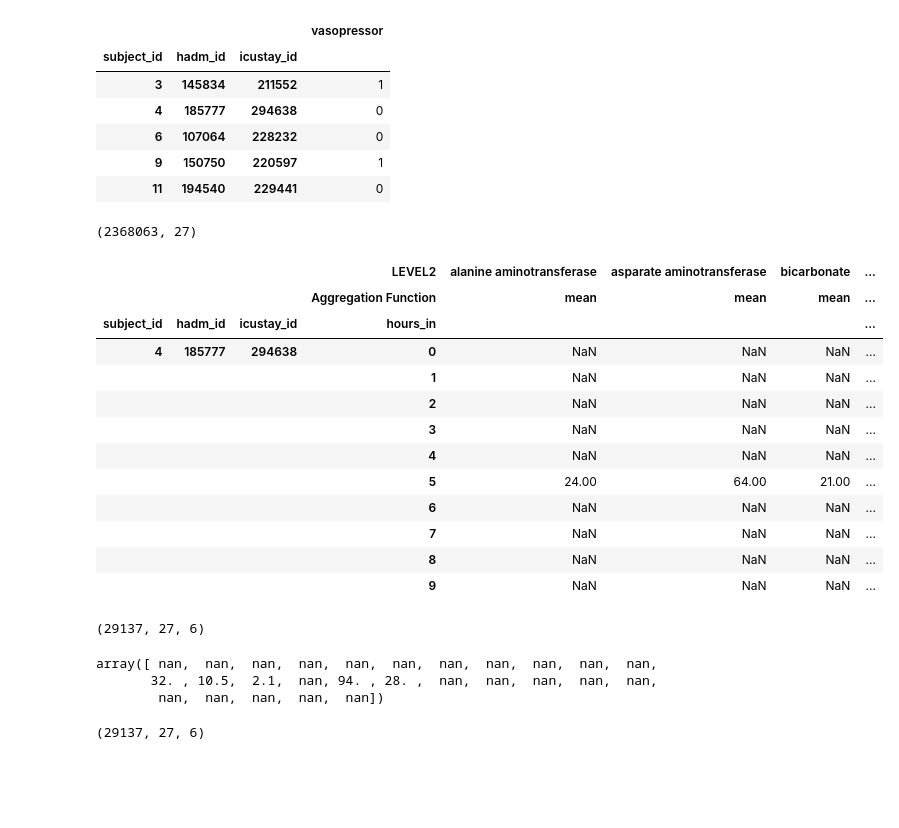
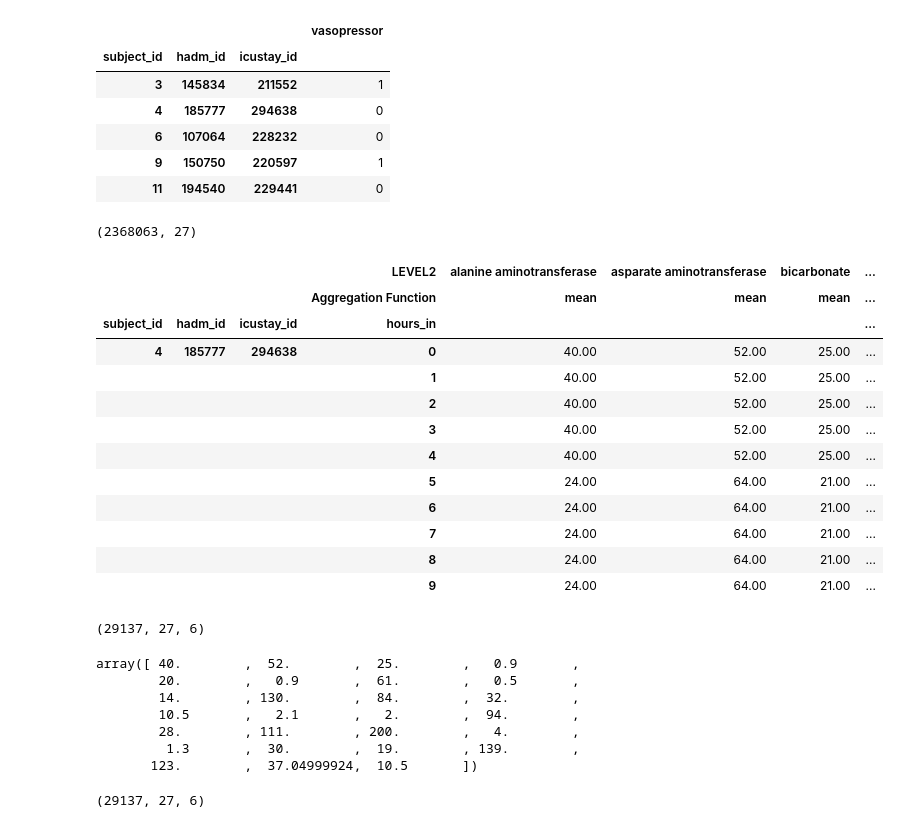
Before and after one commit to KevinArmbruster/optimal-summaries-public, a Jupyter notebook: preprocess_MIMIC_data.ipynb, the cells around one changed output. Saved outputs shown, nothing was run; the diff lists cells and outputs as text; code cells hidden in the pictures; blank space fills up the shorter version.

Commit message:
dump data

```diff
--- a/preprocess_MIMIC_data.ipynb
+++ b/preprocess_MIMIC_data.ipynb
@@ -89,69 +94,88 @@ display(outcome.head())
 # %%
 vitals_labs_mean = pd.read_hdf(filename, key="vitals_labs_mean")
 
 # Paper name -> df name
 # map (mean arterial pressure) -> pulmonary artery pressure mean
 # spontaneousrr (spontaneous respiratory rate) -> respiratory rate
 # urine (urine output) -> not found! :/
 # alt (alanine transaminase) -> alanine aminotransferase
 # ast (aspartate aminotransferase) -> asparate aminotransferase
 # inr (international normalised ratio) -> prothrombin time inr
 mask = vitals_labs_mean.columns.get_level_values("LEVEL2").isin(["diastolic blood pressure", "fraction inspired oxygen", "glascow coma scale total", "heart rate",
                                                                  "pulmonary artery pressure mean", "systolic blood pressure", "respiratory rate", "oxygen saturation",
                                                                  "temperature", "urine output", "blood urea nitrogen", "magnesium", "platelets", "sodium", "alanine aminotransferase",
                                                                  "hematocrit", "partial pressure of oxygen", "asparate aminotransferase", "potassium", "white blood cell count",
                                                                  "bicarbonate", "creatinine", "lactate", "partial pressure of carbon dioxide", "glucose", "prothrombin time inr",
                                                                  "hemoglobin", "bilirubin"])
 
-#display(vitals_labs_mean.columns[vitals_labs_mean.columns.get_level_values("LEVEL2").str.contains("rate")]) # search column names
+# display(vitals_labs_mean.columns[vitals_labs_mean.columns.get_level_values("LEVEL2").str.contains("weight")]) # search column names
 vitals_labs_mean = vitals_labs_mean.iloc[:, mask]
 vitals_labs_mean = vitals_labs_mean[~vitals_labs_mean.index.get_level_values("subject_id").isin(excluded_subject_ids)]
+vitals_labs_mean_nan = vitals_labs_mean.copy()
+
+median = vitals_labs_mean.median()
+vitals_labs_mean = vitals_labs_mean.groupby('subject_id').fillna(method='ffill') # ffill by group over hours_in
+vitals_labs_mean = vitals_labs_mean.fillna(median) # fill remaining by median
 
 print(vitals_labs_mean.shape)
 display(vitals_labs_mean.head(10))
 # %% [output]
 (2368063, 27)
 |  |  |  | LEVEL2 | alanine aminotransferase | asparate aminotransferase | bicarbonate | ... |
 |  |  |  | Aggregation Function | mean | mean | mean | ... |
 | subject_id | hadm_id | icustay_id | hours_in |  |  |  | ... |
-| 4 | 185777 | 294638 | 0 | NaN | NaN | NaN | ... |
-|  |  |  | 1 | NaN | NaN | NaN | ... |
-|  |  |  | 2 | NaN | NaN | NaN | ... |
-|  |  |  | 3 | NaN | NaN | NaN | ... |
-|  |  |  | 4 | NaN | NaN | NaN | ... |
+| 4 | 185777 | 294638 | 0 | 40.00 | 52.00 | 25.00 | ... |
+|  |  |  | 1 | 40.00 | 52.00 | 25.00 | ... |
+|  |  |  | 2 | 40.00 | 52.00 | 25.00 | ... |
+|  |  |  | 3 | 40.00 | 52.00 | 25.00 | ... |
+|  |  |  | 4 | 40.00 | 52.00 | 25.00 | ... |
 |  |  |  | 5 | 24.00 | 64.00 | 21.00 | ... |
-|  |  |  | 6 | NaN | NaN | NaN | ... |
-|  |  |  | 7 | NaN | NaN | NaN | ... |
-|  |  |  | 8 | NaN | NaN | NaN | ... |
-|  |  |  | 9 | NaN | NaN | NaN | ... |
+|  |  |  | 6 | 24.00 | 64.00 | 21.00 | ... |
+|  |  |  | 7 | 24.00 | 64.00 | 21.00 | ... |
+|  |  |  | 8 | 24.00 | 64.00 | 21.00 | ... |
+|  |  |  | 9 | 24.00 | 64.00 | 21.00 | ... |
 # %%
 # FORMAT TO TENSOR (N x V x T)
-subject_ids = vitals_labs_mean.index.get_level_values("subject_id").unique()
 
-N = subject_ids.size
-V = vitals_labs_mean.shape[1]
-T = 6
+# use only first 6 hours -> can be replaced by last 6h or random sampling, method not indicated in paper
+# TODO random time between LOS_LOWER_THRESH hours_in and 90% quantile of LOS
+# CONTROL_ENDTIME_UPPERQUANT = 0.9
+# np.random.uniform(LOS_LOWER_THRESH,CONTROL_ENDTIME_UPPERQUANT*this_static_dat['LOS'],1)[0]
+vitals_labs_mean = vitals_labs_mean[vitals_labs_mean.index.get_level_values("hours_in").isin(range(6))]
+vitals_labs_mean_nan = vitals_labs_mean_nan[vitals_labs_mean_nan.index.get_level_values("hours_in").isin(range(6))]
 
-#TODO use only first 6 hours -> can be replaced by last 6h or random sampling, method not indicated in paper
-vitals_labs_mean = vitals_labs_mean[vitals_labs_mean.index.get_level_values("hours_in").isin(range(6))]
 
-# fill 3d array
-tensor = np.zeros((N, V, T))
-for index, row in vitals_labs_mean.iterrows():
-    # display(index)
-    # display(row.shape)
-    subject_id = index[0]
-    hours_in = index[3]
-    N_index = subject_ids.get_loc(subject_id)    # map id to index
+def convert_vitals_labs_to_tensor(data):
+    subject_ids = data.index.get_level_values("subject_id").unique()
 
-    tensor[N_index, :, hours_in] = row
+    N = subject_ids.size
+    V = data.shape[1]
+    T = 6
 
-vitals_labs_mean = tensor
+    # fill 3d array
+    tensor = np.zeros((N, V, T))
+    for index, row in data.iterrows():
+        # display(index)
+        # display(row.shape)
+        subject_id = index[0]
+        hours_in = index[3]
+        N_index = subject_ids.get_loc(subject_id)    # map id to index
+
+        tensor[N_index, :, hours_in] = row
+    return tensor
+
+
+vitals_labs_mean = convert_vitals_labs_to_tensor(vitals_labs_mean)
+vitals_labs_mean_nan = convert_vitals_labs_to_tensor(vitals_labs_mean_nan)
 print(vitals_labs_mean.shape)
 display(vitals_labs_mean[0,:,0])
 # %% [output]
 (29137, 27, 6)
-array([ nan,  nan,  nan,  nan,  nan,  nan,  nan,  nan,  nan,  nan,  nan,
-       32. , 10.5,  2.1,  nan, 94. , 28. ,  nan,  nan,  nan,  nan,  nan,
-        nan,  nan,  nan,  nan,  nan])
+array([ 40.        ,  52.        ,  25.        ,   0.9       ,
+        20.        ,   0.9       ,  61.        ,   0.5       ,
+        14.        , 130.        ,  84.        ,  32.        ,
+        10.5       ,   2.1       ,   2.        ,  94.        ,
+        28.        , 111.        , 200.        ,   4.        ,
+         1.3       ,  30.        ,  19.        , 139.        ,
+       123.        ,  37.04999924,  10.5       ])
 # %%
```
Also changed, not shown: parts of 5 cells of this notebook, 1 other file.
